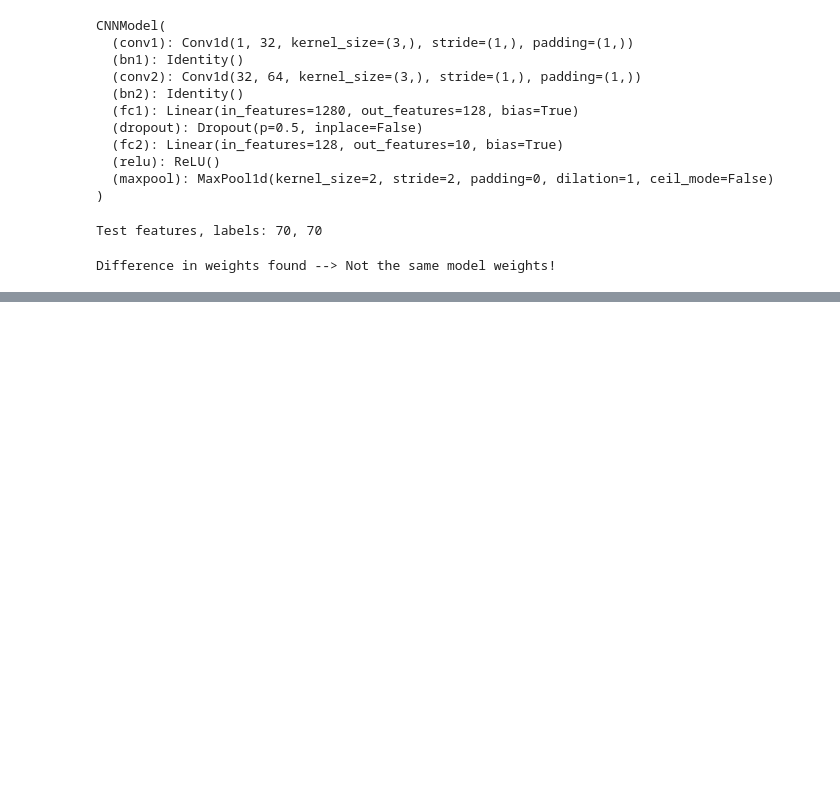
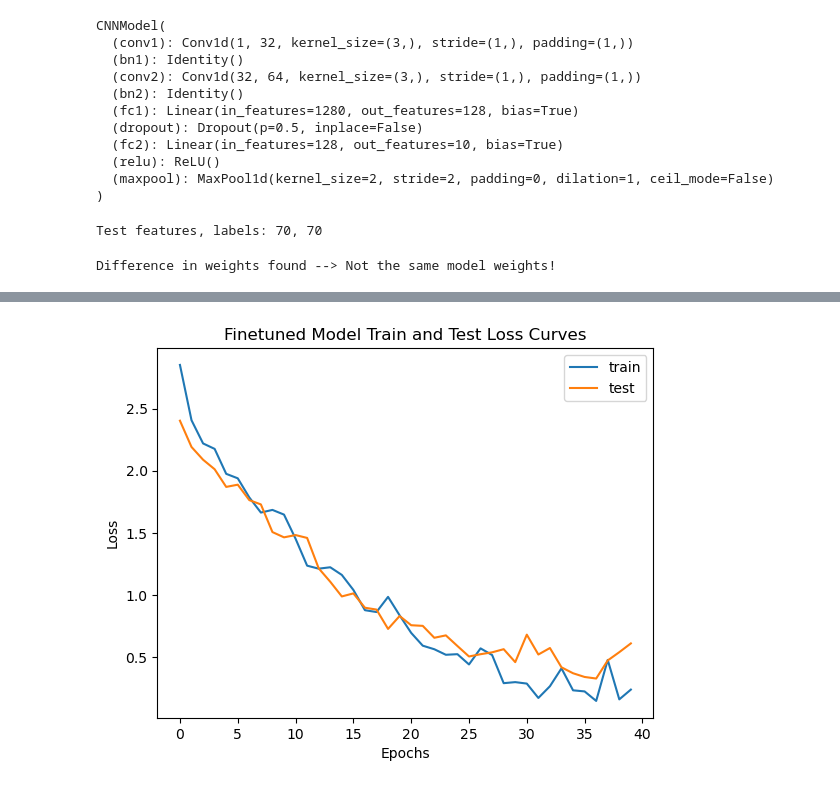
Before and after one commit to kdmalc/fl-gestures, a Jupyter notebook: ELEC573_Proj/201_CNN_AMC_FT_Study.ipynb, the cells around one changed output, grey strips where cells are left out. Drawn from its saved outputs; the diff is of its cells as text; code cells hidden in the pictures; blank space fills up the shorter version.

```diff
--- a/ELEC573_Proj/201_CNN_AMC_FT_Study.ipynb
+++ b/ELEC573_Proj/201_CNN_AMC_FT_Study.ipynb
@@ -360,0 +341,13 @@ print(f"Detailed performance log saved to: {log_file}")
+# %%
+ft127_model, clus41_model, ft127_train_loss_log, ft127_test_loss_log = fine_tune_model(
+    clus41_model, ft_127_loader, p127_test_loader, num_epochs=40, lr=0.001)
+
+plt.plot(ft127_train_loss_log, label='train')
+plt.plot(ft127_test_loss_log, label='test') # ... is this intra or cross test... ig they're the same for the finetuned pids...
+plt.xlabel('Epochs')
+plt.ylabel('Loss')
+plt.title('Finetuned Model Train and Test Loss Curves')
+plt.legend()
+plt.show()
+# %% [output]
+[figure, added]
```
Also changed, not shown: parts of 19 cells of this notebook, 4 other files.
